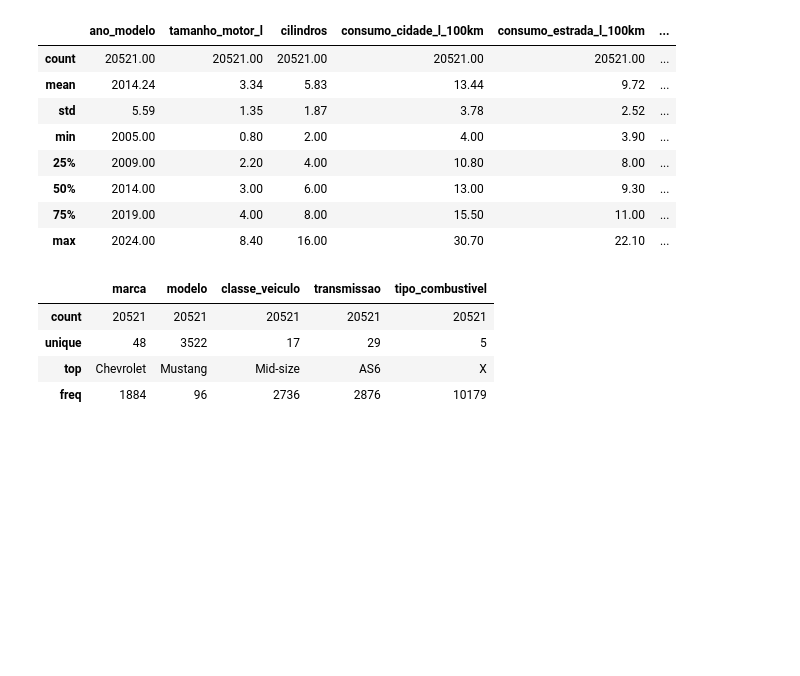
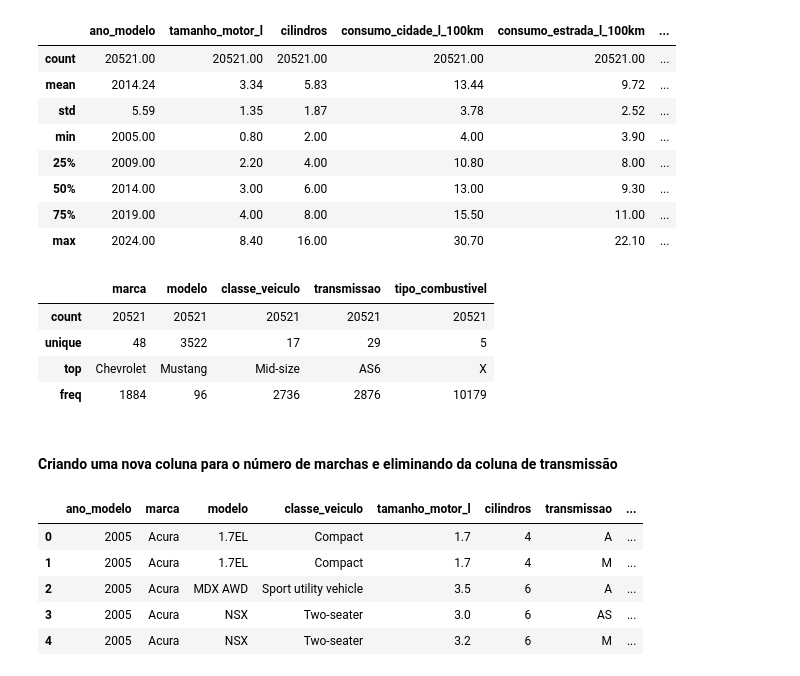
Before and after one commit to Antonio-Manoel/emissao-co2, a Jupyter notebook: notebooks/EDA.ipynb, the cells around one changed output. Saved outputs shown, nothing was run; the diff lists cells and outputs as text; code cells hidden in the pictures; blank space fills up the shorter version.

```diff
--- a/notebooks/EDA.ipynb
+++ b/notebooks/EDA.ipynb
@@ -66,3 +66,17 @@ df.describe(exclude="number")
 | unique | 48 | 3522 | 17 | 29 | 5 |
 | top | Chevrolet | Mustang | Mid-size | AS6 | X |
 | freq | 1884 | 96 | 2736 | 2876 | 10179 |
+# %% [markdown]
+#### Criando uma nova coluna para o número de marchas e eliminando da coluna de transmissão
+# %%
+df["marchas"] = df["transmissao"].str.extract(r"(\d+)").astype("float")
+df["transmissao"] = df["transmissao"].str.replace(r"(\d+)", "", regex=True)
+
+df.head()
+# %% [output]
+|  | ano_modelo | marca | modelo | classe_veiculo | tamanho_motor_l | cilindros | transmissao | ... |
+| 0 | 2005 | Acura | 1.7EL | Compact | 1.7 | 4 | A | ... |
+| 1 | 2005 | Acura | 1.7EL | Compact | 1.7 | 4 | M | ... |
+| 2 | 2005 | Acura | MDX AWD | Sport utility vehicle | 3.5 | 6 | A | ... |
+| 3 | 2005 | Acura | NSX | Two-seater | 3.0 | 6 | AS | ... |
+| 4 | 2005 | Acura | NSX | Two-seater | 3.2 | 6 | M | ... |
```
Also changed, not shown: parts of 13 cells of this notebook.
